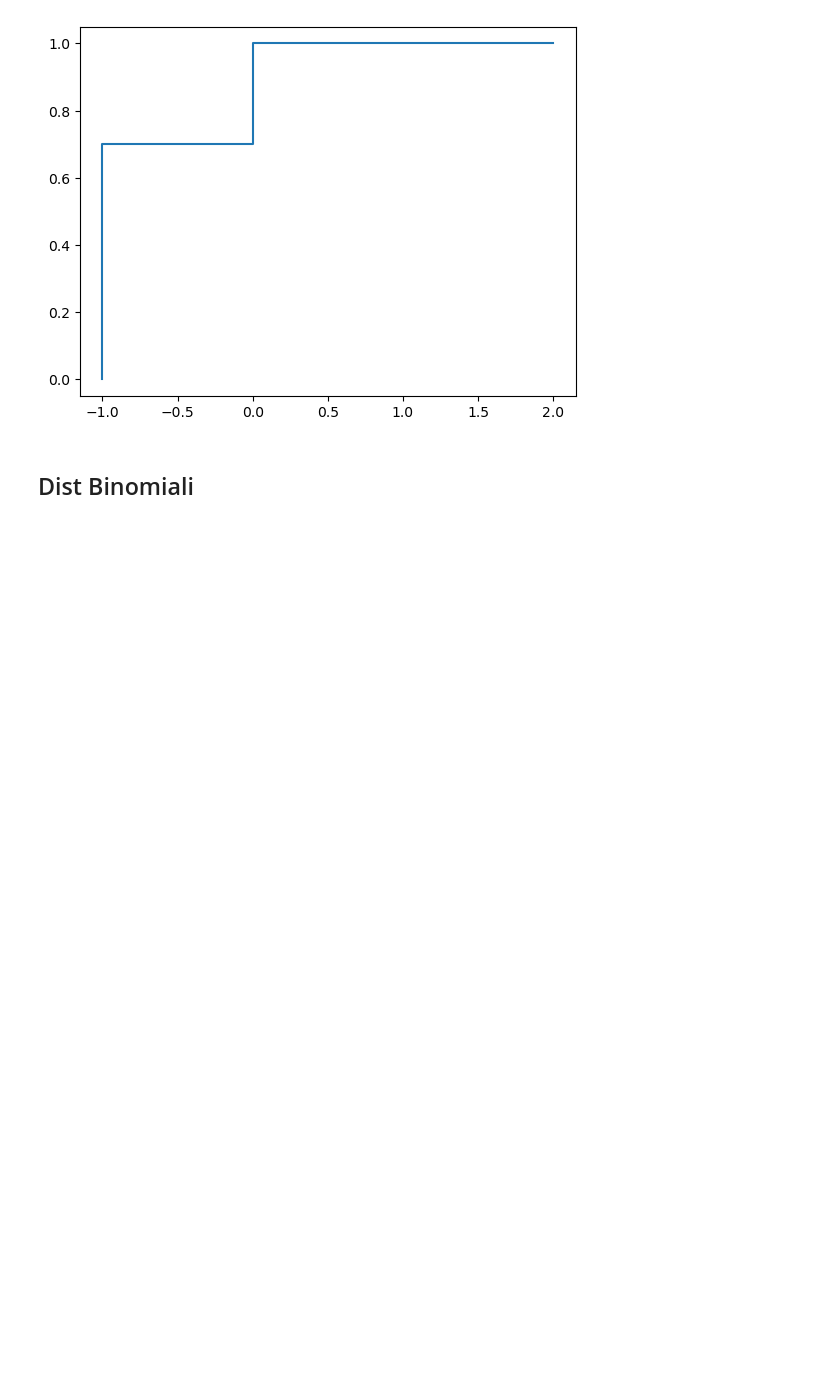
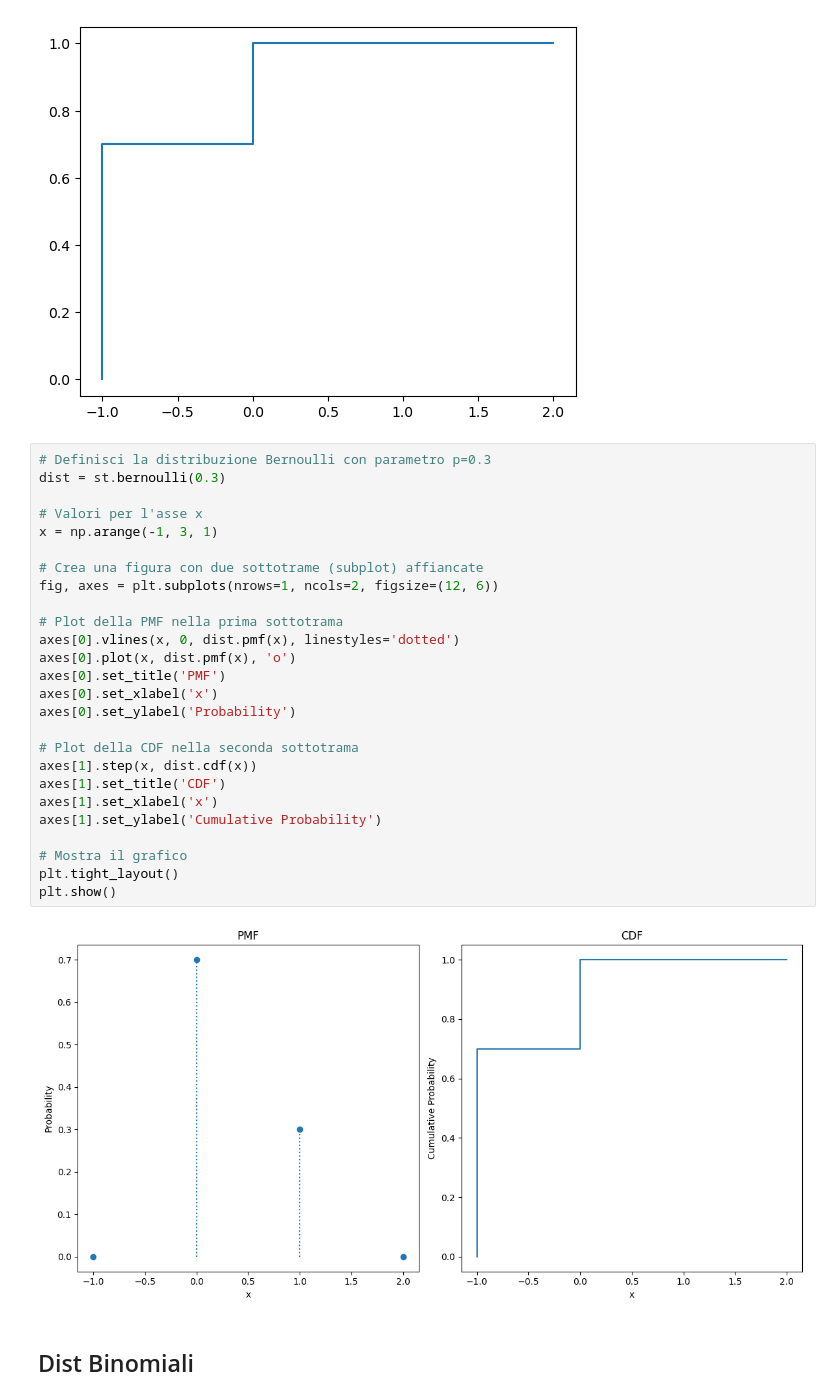
Before and after one commit to FriendlyWizard23/StatisticaL31, a Jupyter notebook: JUPYTER/TEMI D'ESAME/Distribuzioni.ipynb, the cells around one changed output. Drawn from its saved outputs; the diff is of its cells as text; blank space fills up the shorter version.

```diff
--- a/JUPYTER/TEMI D'ESAME/Distribuzioni.ipynb
+++ b/JUPYTER/TEMI D'ESAME/Distribuzioni.ipynb
@@ -31,6 +31,34 @@ plt.step(x, dist.cdf(x))
 plt.show()
 # %% [output]
 [figure]
+# %%
+# Definisci la distribuzione Bernoulli con parametro p=0.3
+dist = st.bernoulli(0.3)
+
+# Valori per l'asse x
+x = np.arange(-1, 3, 1)
+
+# Crea una figura con due sottotrame (subplot) affiancate
+fig, axes = plt.subplots(nrows=1, ncols=2, figsize=(12, 6))
+
+# Plot della PMF nella prima sottotrama
+axes[0].vlines(x, 0, dist.pmf(x), linestyles='dotted')
+axes[0].plot(x, dist.pmf(x), 'o')
+axes[0].set_title('PMF')
+axes[0].set_xlabel('x')
+axes[0].set_ylabel('Probability')
+
+# Plot della CDF nella seconda sottotrama
+axes[1].step(x, dist.cdf(x))
+axes[1].set_title('CDF')
+axes[1].set_xlabel('x')
+axes[1].set_ylabel('Cumulative Probability')
+
+# Mostra il grafico
+plt.tight_layout()
+plt.show()
+# %% [output]
+[figure, added]
 # %% [markdown]
 ## Dist Binomiali
 # %%
```
Also changed, not shown: parts of 11 cells of this notebook, 1 other file.
